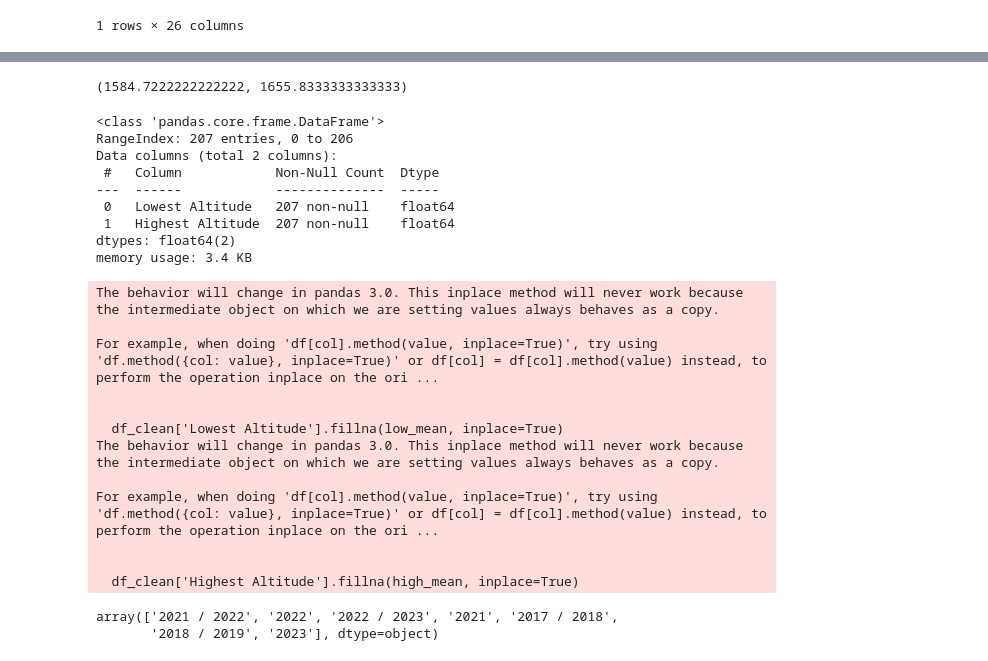
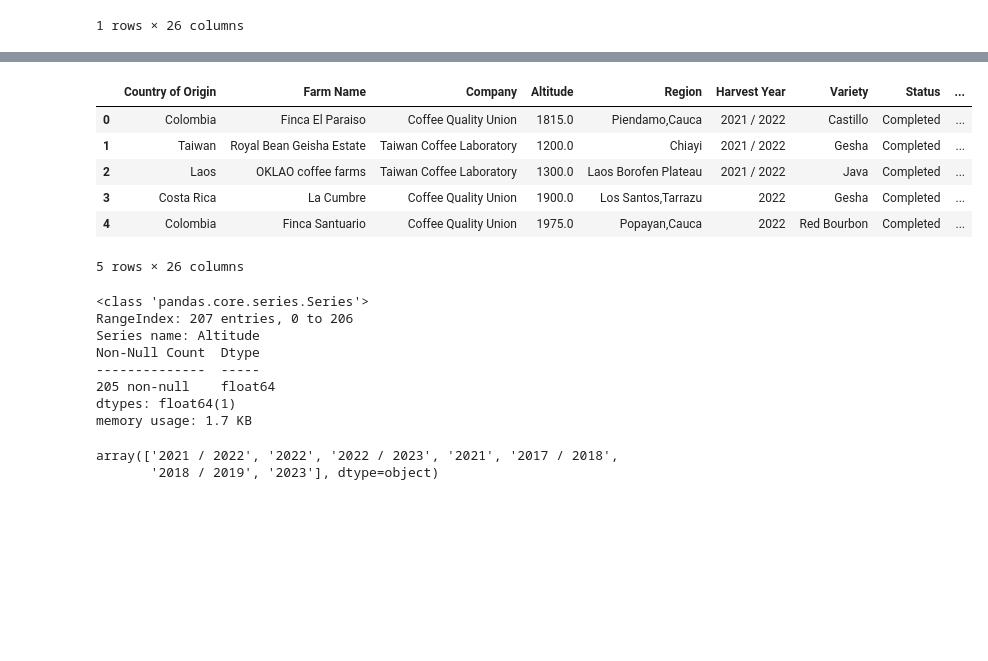
Before and after one commit to brunoopinheiro/ada-ds-ml1, a Jupyter notebook: coffee_ml1.ipynb, the cells around one changed output, grey strips where cells are left out. Drawn from its saved outputs; the diff is of its cells as text; code cells hidden in the pictures; blank space fills up the shorter version.

```diff
--- a/coffee_ml1.ipynb
+++ b/coffee_ml1.ipynb
@@ -213,34 +124,0 @@ colombian_coffee[['Lowest Altitude', 'Highest Altitude']].describe()
-# %%
-low_mean = colombian_coffee['Lowest Altitude'].mean()
-high_mean = colombian_coffee['Highest Altitude'].mean()
-
-(low_mean, high_mean)
-# %% [output]
-(1584.7222222222222, 1655.8333333333333)
-# %%
-df_clean['Lowest Altitude'].fillna(low_mean, inplace=True)
-df_clean['Highest Altitude'].fillna(high_mean, inplace=True)
-
-df_clean[['Lowest Altitude', 'Highest Altitude']].info()
-# %% [output]
-<class 'pandas.core.frame.DataFrame'>
-RangeIndex: 207 entries, 0 to 206
-Data columns (total 2 columns):
- #   Column            Non-Null Count  Dtype
----  ------            --------------  -----
- 0   Lowest Altitude   207 non-null    float64
- 1   Highest Altitude  207 non-null    float64
-dtypes: float64(2)
-memory usage: 3.4 KB
-The behavior will change in pandas 3.0. This inplace method will never work because the intermediate object on which we are setting values always behaves as a copy.
-
-For example, when doing 'df[col].method(value, inplace=True)', try using 'df.method({col: value}, inplace=True)' or df[col] = df[col].method(value) instead, to perform the operation inplace on the ori ...
-
-
-  df_clean['Lowest Altitude'].fillna(low_mean, inplace=True)
-The behavior will change in pandas 3.0. This inplace method will never work because the intermediate object on which we are setting values always behaves as a copy.
-
-For example, when doing 'df[col].method(value, inplace=True)', try using 'df.method({col: value}, inplace=True)' or df[col] = df[col].method(value) instead, to perform the operation inplace on the ori ...
-
-
-  df_clean['Highest Altitude'].fillna(high_mean, inplace=True)
@@ -247,3 +145,24 @@ For example, when doing 'df[col].method(value, inplace=True)', try using 'df.met
+# %%
+df_clean['Altitude'] = df_clean['Altitude'].apply(clean_altitude_value)
+# %% [output]
+|  | Country of Origin | Farm Name | Company | Altitude | Region | Harvest Year | Variety | Status | ... |
+| 0 | Colombia | Finca El Paraiso | Coffee Quality Union | 1815.0 | Piendamo,Cauca | 2021 / 2022 | Castillo | Completed | ... |
+| 1 | Taiwan | Royal Bean Geisha Estate | Taiwan Coffee Laboratory | 1200.0 | Chiayi | 2021 / 2022 | Gesha | Completed | ... |
+| 2 | Laos | OKLAO coffee farms | Taiwan Coffee Laboratory | 1300.0 | Laos Borofen Plateau | 2021 / 2022 | Java | Completed | ... |
+| 3 | Costa Rica | La Cumbre | Coffee Quality Union | 1900.0 | Los Santos,Tarrazu | 2022 | Gesha | Completed | ... |
+| 4 | Colombia | Finca Santuario | Coffee Quality Union | 1975.0 | Popayan,Cauca | 2022 | Red Bourbon | Completed | ... |
+5 rows × 26 columns
+# %%
+df_clean['Altitude'].info()
+# %% [output]
+<class 'pandas.core.series.Series'>
+RangeIndex: 207 entries, 0 to 206
+Series name: Altitude
+Non-Null Count  Dtype
+--------------  -----
+205 non-null    float64
+dtypes: float64(1)
+memory usage: 1.7 KB
 # %%
 df_clean['Harvest Year'].unique()
 # %% [output]
```
Also changed, not shown: parts of 25 cells of this notebook.
